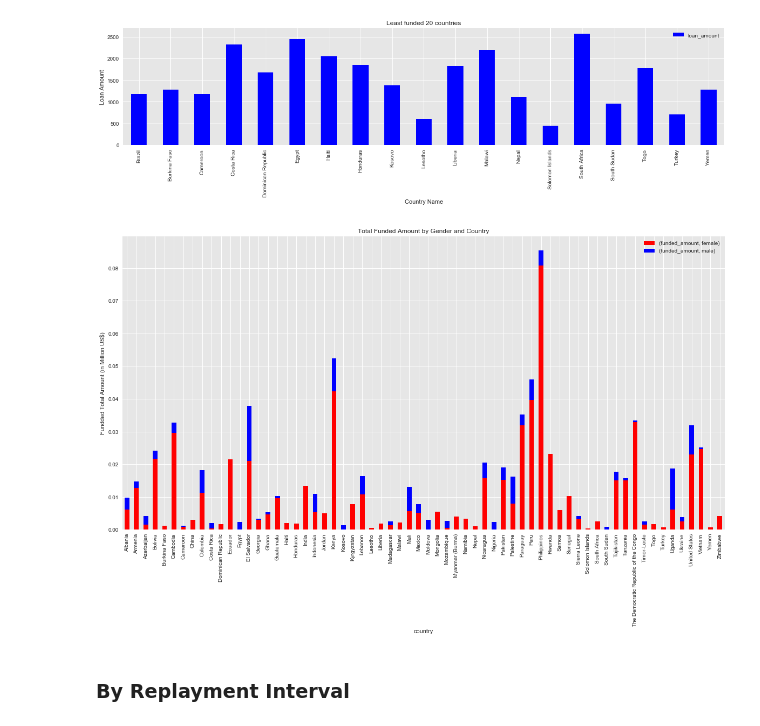
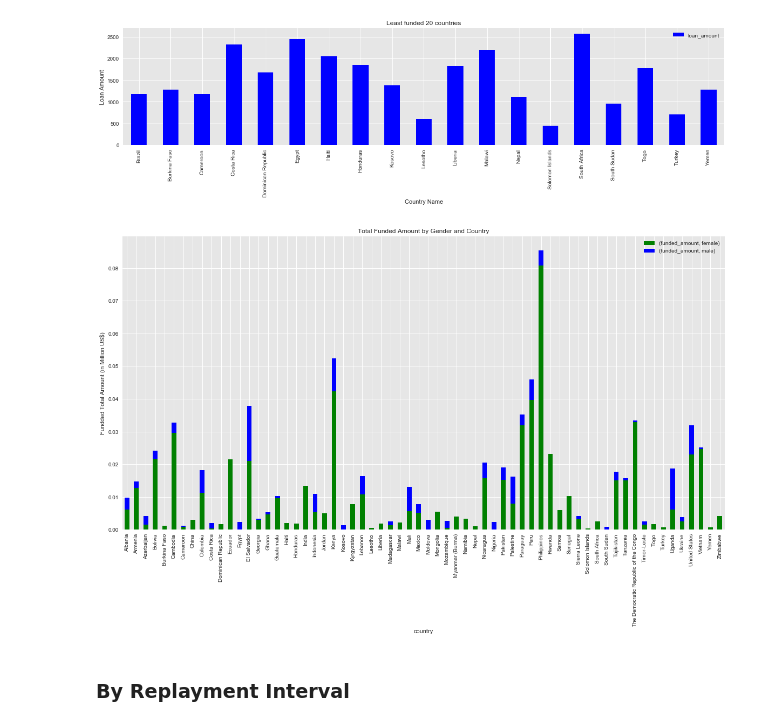
Before and after one commit to feng443/RUDS-Proj1-Kiva-Crowd-Funding-Visualization, a Jupyter notebook: KivaDataVisualization.ipynb, the cells around one changed output. Saved outputs shown, nothing was run; the diff lists cells and outputs as text; code cells hidden in the pictures.

Commit message:
Adjusted color to be a little more unified

```diff
--- a/KivaDataVisualization.ipynb
+++ b/KivaDataVisualization.ipynb
@@ -104,20 +104,20 @@ plot_country_by_loan_amount(loan_data)
 # %%
 figure, ax = plt.subplots(figsize=(20,10))
 (loan_data.groupby(
        ['country', 'gender']
     )[['funded_amount']].sum() / (1000 * 1000 )).reset_index().pivot(
     index='country', columns='gender'
 ).plot.bar(
     stacked=True,
-    color=['red', 'blue'],
+    color=['green', 'blue'],
     ax=ax
 )
 ax.legend(title='')
 plt.ylabel('Fundded Total Amount (in Million US$)')
 plt.title('Total Funded Amount by Gender and Country')
 plt.show()
 # %% [output]
-[figure, old version]
+[figure, new version]
 # %% [markdown]
 ### By Replayment Interval
 # %%
```
Also changed, not shown: parts of 2 cells of this notebook, 1 other file.
